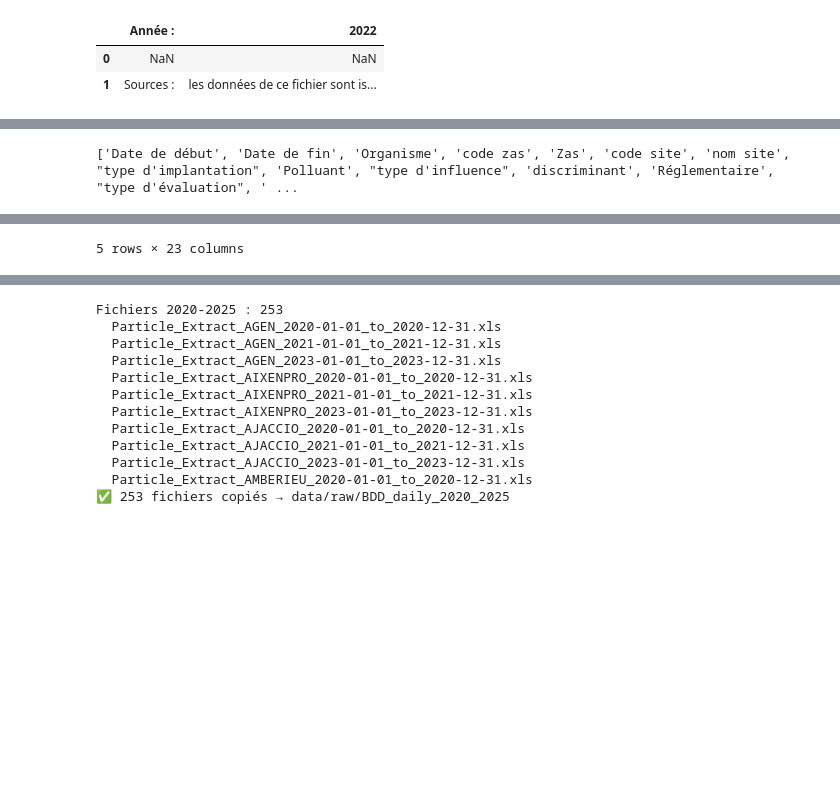
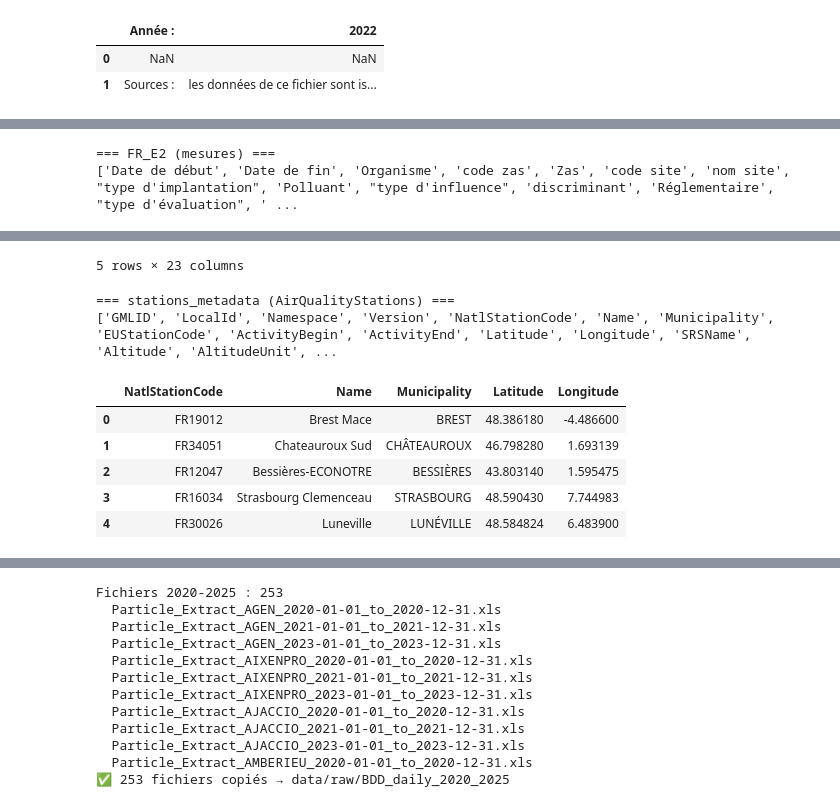
Before and after one commit to siranhuangme-pixel/projet-liora, a Jupyter notebook: notebooks/old/01_data_pipeline_monolithique.ipynb, the cells around one changed output, grey strips where cells are left out. Saved outputs shown, nothing was run; the diff lists cells and outputs as text; code cells hidden in the pictures; blank space fills up the shorter version.

```diff
--- a/01_data_pipeline.ipynb
+++ b/notebooks/old/01_data_pipeline_monolithique.ipynb
@@ -1312,19 +1187,38 @@ Format attendu : colonnes `date`, `code_zone` (code dept), `valeur`, `qualificat
 # %%
 df = pd.read_csv(
     "data/raw/AASQA/FR_E2_2021-01-01.csv",
     sep=";", nrows=5
 )
+print("=== FR_E2 (mesures) ===")
 print(df.columns.tolist())
 display(df.head())
+
+# Métadonnées des stations (pour la correspondance station -> département)
+df_stations_check = pd.read_excel(
+    "data/raw/AASQA/stations_metadata.xls",
+    sheet_name="AirQualityStations", nrows=5
+)
+print("\n=== stations_metadata (AirQualityStations) ===")
+print(df_stations_check.columns.tolist())
+display(df_stations_check[["NatlStationCode", "Name", "Municipality", "Latitude", "Longitude"]])
 # %% [output]
+=== FR_E2 (mesures) ===
 ['Date de début', 'Date de fin', 'Organisme', 'code zas', 'Zas', 'code site', 'nom site', "type d'implantation", 'Polluant', "type d'influence", 'discriminant', 'Réglementaire', "type d'évaluation", ' ...
 |  | Date de début | Date de fin | Organisme | code zas | Zas | code site | nom site | type d'implantation | ... |
 | 0 | 2021/01/01 00:00:00 | 2021/01/01 01:00:00 | ATMO GRAND EST | FR44ZAG02 | ZAG METZ | FR01005 | Hayange | Périurbaine | ... |
 | 1 | 2021/01/01 01:00:00 | 2021/01/01 02:00:00 | ATMO GRAND EST | FR44ZAG02 | ZAG METZ | FR01005 | Hayange | Périurbaine | ... |
 | 2 | 2021/01/01 02:00:00 | 2021/01/01 03:00:00 | ATMO GRAND EST | FR44ZAG02 | ZAG METZ | FR01005 | Hayange | Périurbaine | ... |
 | 3 | 2021/01/01 03:00:00 | 2021/01/01 04:00:00 | ATMO GRAND EST | FR44ZAG02 | ZAG METZ | FR01005 | Hayange | Périurbaine | ... |
 | 4 | 2021/01/01 04:00:00 | 2021/01/01 05:00:00 | ATMO GRAND EST | FR44ZAG02 | ZAG METZ | FR01005 | Hayange | Périurbaine | ... |
 5 rows × 23 columns
+=== stations_metadata (AirQualityStations) ===
+['GMLID', 'LocalId', 'Namespace', 'Version', 'NatlStationCode', 'Name', 'Municipality', 'EUStationCode', 'ActivityBegin', 'ActivityEnd', 'Latitude', 'Longitude', 'SRSName', 'Altitude', 'AltitudeUnit', ...
+|  | NatlStationCode | Name | Municipality | Latitude | Longitude |
+| 0 | FR19012 | Brest Mace | BREST | 48.386180 | -4.486600 |
+| 1 | FR34051 | Chateauroux Sud | CHÂTEAUROUX | 46.798280 | 1.693139 |
+| 2 | FR12047 | Bessières-ECONOTRE | BESSIÈRES | 43.803140 | 1.595475 |
+| 3 | FR16034 | Strasbourg Clemenceau | STRASBOURG | 48.590430 | 7.744983 |
+| 4 | FR30026 | Luneville | LUNÉVILLE | 48.584824 | 6.483900 |
 # %%
 import re
 
```
Also changed, not shown: parts of 25 cells of this notebook, 49 other files.
